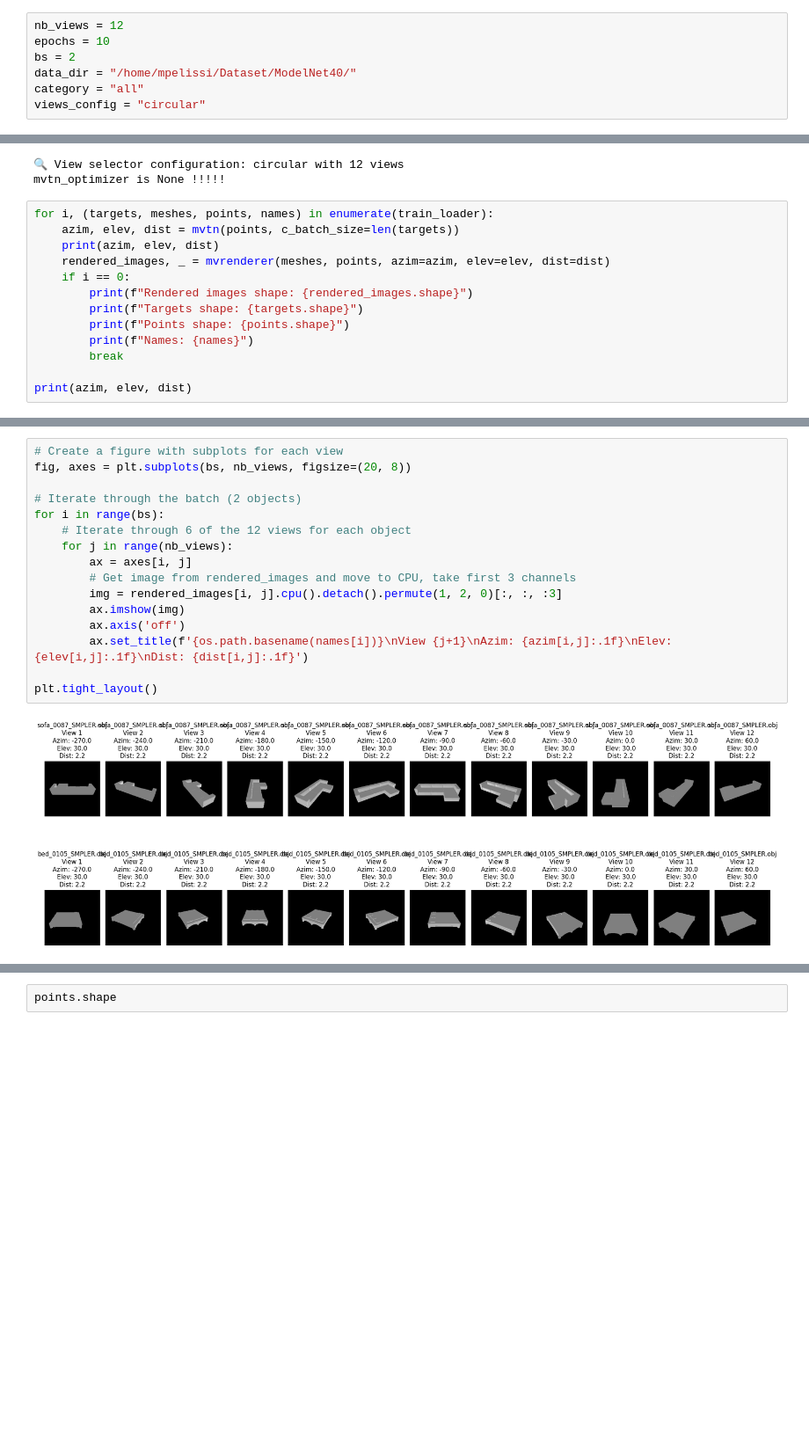
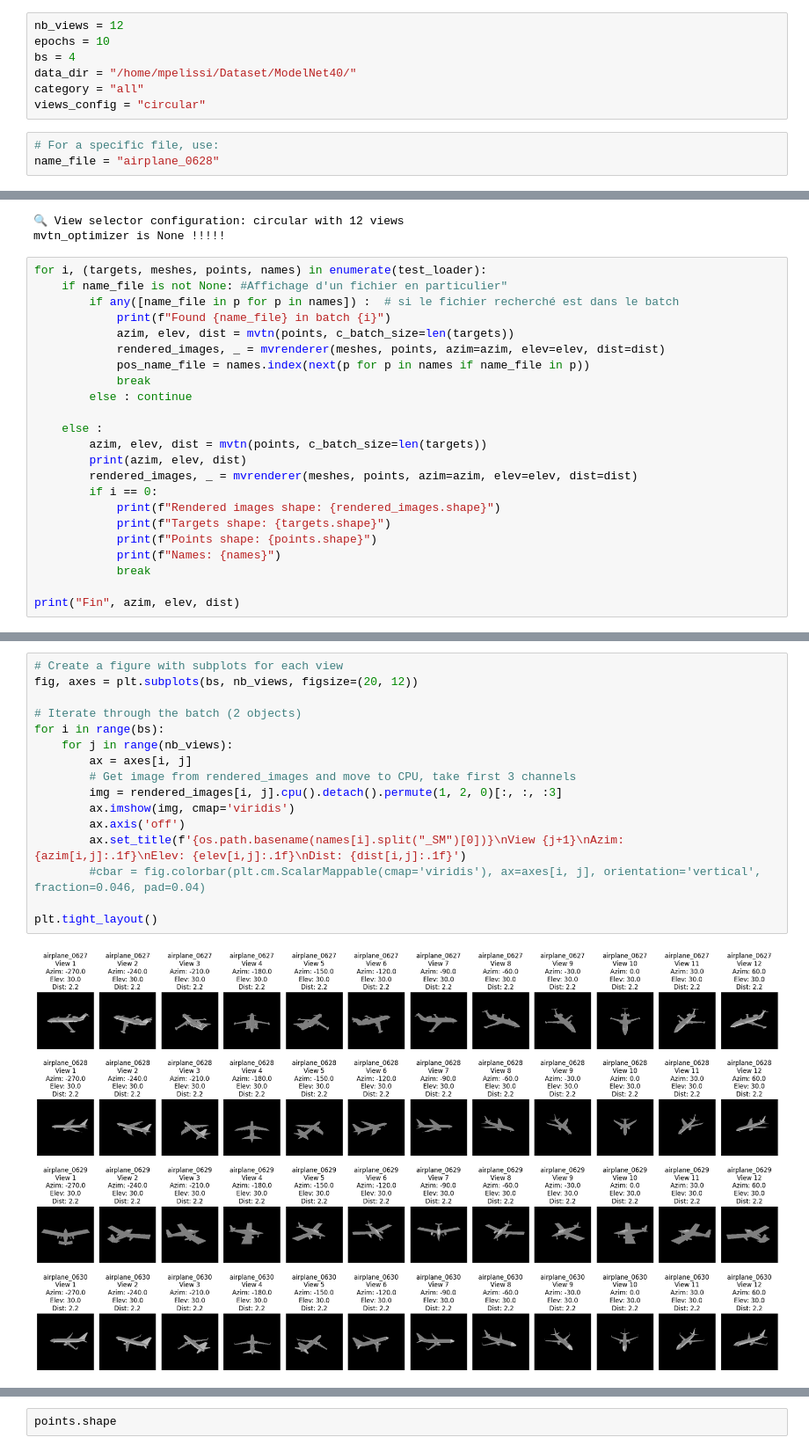
Before and after one commit to PelissierCombescure/my_MVTN, a Jupyter notebook: data/projections_paper.ipynb, the cells around one changed output, grey strips where cells are left out. Shown: that part at 88% size. Cells and saved outputs as stored; diff of their text form; blank space fills up the shorter version.

```diff
--- a/data/projections_paper.ipynb
+++ b/data/projections_paper.ipynb
@@ -33,10 +33,13 @@ Current working directory changed to: /home/mpelissi/MVTN
 # %%
 nb_views = 12
 epochs = 10
-bs = 2
+bs = 4
 data_dir = "/home/mpelissi/Dataset/ModelNet40/"
 category = "all"
 views_config = "circular"
+# %%
+# For a specific file, use:
+name_file = "airplane_0628"
 # %%
 # Number of samples to load per class (for faster experimentation)
 samples_per_class_train = None  # Adjust this number as needed
@@ -94,15 +97,25 @@ Using cache found in /home/mpelissi/.cache/torch/hub/pytorch_vision_v0.8.2
 mvtn_optimizer is None !!!!!
 # %%
-for i, (targets, meshes, points, names) in enumerate(train_loader):
-    azim, elev, dist = mvtn(points, c_batch_size=len(targets))
-    print(azim, elev, dist)
-    rendered_images, _ = mvrenderer(meshes, points, azim=azim, elev=elev, dist=dist)
-    if i == 0:
-        print(f"Rendered images shape: {rendered_images.shape}")
-        print(f"Targets shape: {targets.shape}")
-        print(f"Points shape: {points.shape}")
-        print(f"Names: {names}")
-        break
+for i, (targets, meshes, points, names) in enumerate(test_loader):
+    if name_file is not None: #Affichage d'un fichier en particulier"
+        if any([name_file in p for p in names]) :  # si le fichier recherché est dans le batch
+            print(f"Found {name_file} in batch {i}")
+            azim, elev, dist = mvtn(points, c_batch_size=len(targets))
+            rendered_images, _ = mvrenderer(meshes, points, azim=azim, elev=elev, dist=dist)
+            pos_name_file = names.index(next(p for p in names if name_file in p))
+            break
+        else : continue
 
-print(azim, elev, dist)
+    else :
+        azim, elev, dist = mvtn(points, c_batch_size=len(targets))
+        print(azim, elev, dist)
+        rendered_images, _ = mvrenderer(meshes, points, azim=azim, elev=elev, dist=dist)
+        if i == 0:
+            print(f"Rendered images shape: {rendered_images.shape}")
+            print(f"Targets shape: {targets.shape}")
+            print(f"Points shape: {points.shape}")
+            print(f"Names: {names}")
+            break
+
+print("Fin", azim, elev, dist)
 # %% [output]
@@ -125,20 +141,20 @@ Points shape: torch.Size([2, 2048, 3])
          2.2000, 2.2000, 2.2000]], device='cuda:0')
 # %%
 # Create a figure with subplots for each view
-fig, axes = plt.subplots(bs, nb_views, figsize=(20, 8))
+fig, axes = plt.subplots(bs, nb_views, figsize=(20, 12))
 
 # Iterate through the batch (2 objects)
 for i in range(bs):
-    # Iterate through 6 of the 12 views for each object
     for j in range(nb_views):
         ax = axes[i, j]
         # Get image from rendered_images and move to CPU, take first 3 channels
         img = rendered_images[i, j].cpu().detach().permute(1, 2, 0)[:, :, :3]
-        ax.imshow(img)
+        ax.imshow(img, cmap='viridis')
         ax.axis('off')
-        ax.set_title(f'{os.path.basename(names[i])}\nView {j+1}\nAzim: {azim[i,j]:.1f}\nElev: {elev[i,j]:.1f}\nDist: {dist[i,j]:.1f}')
+        ax.set_title(f'{os.path.basename(names[i].split("_SM")[0])}\nView {j+1}\nAzim: {azim[i,j]:.1f}\nElev: {elev[i,j]:.1f}\nDist: {dist[i,j]:.1f}')
+        #cbar = fig.colorbar(plt.cm.ScalarMappable(cmap='viridis'), ax=axes[i, j], orientation='vertical', fraction=0.046, pad=0.04)
 
 plt.tight_layout()
 # %% [output]
-[figure, old version]
+[figure, new version]
 # %%
```
Also changed, not shown: parts of 4 cells of this notebook, 3 other files.
